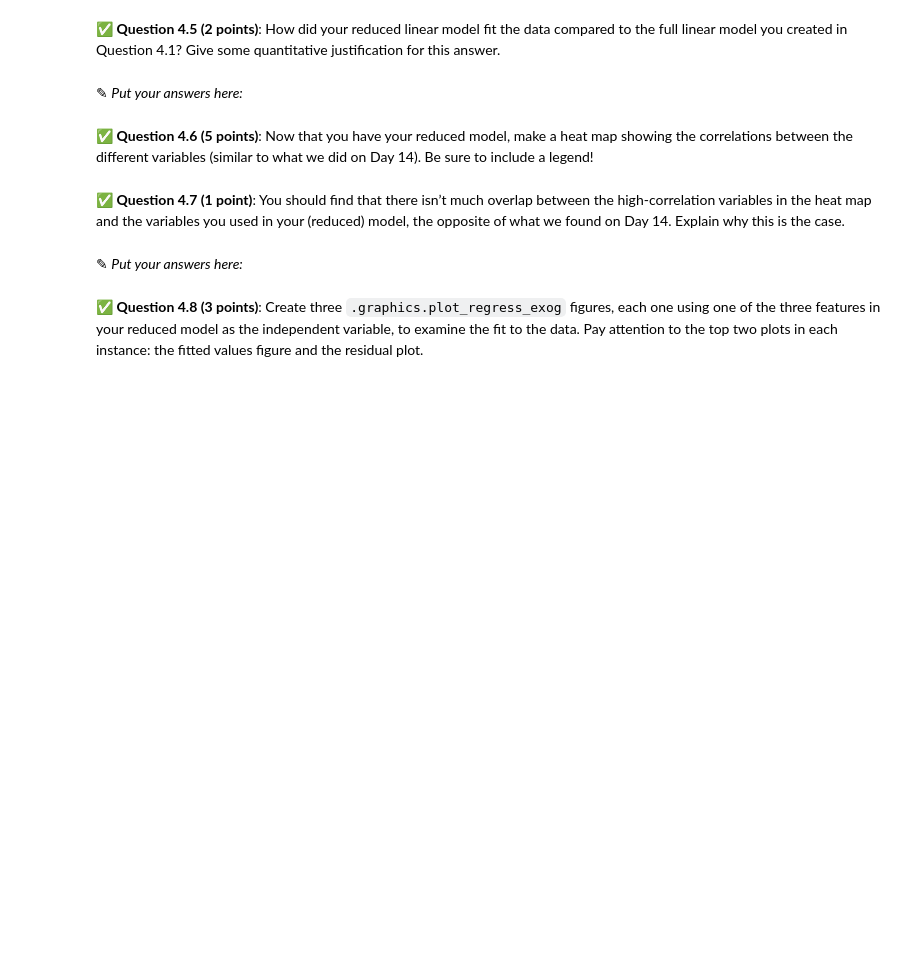
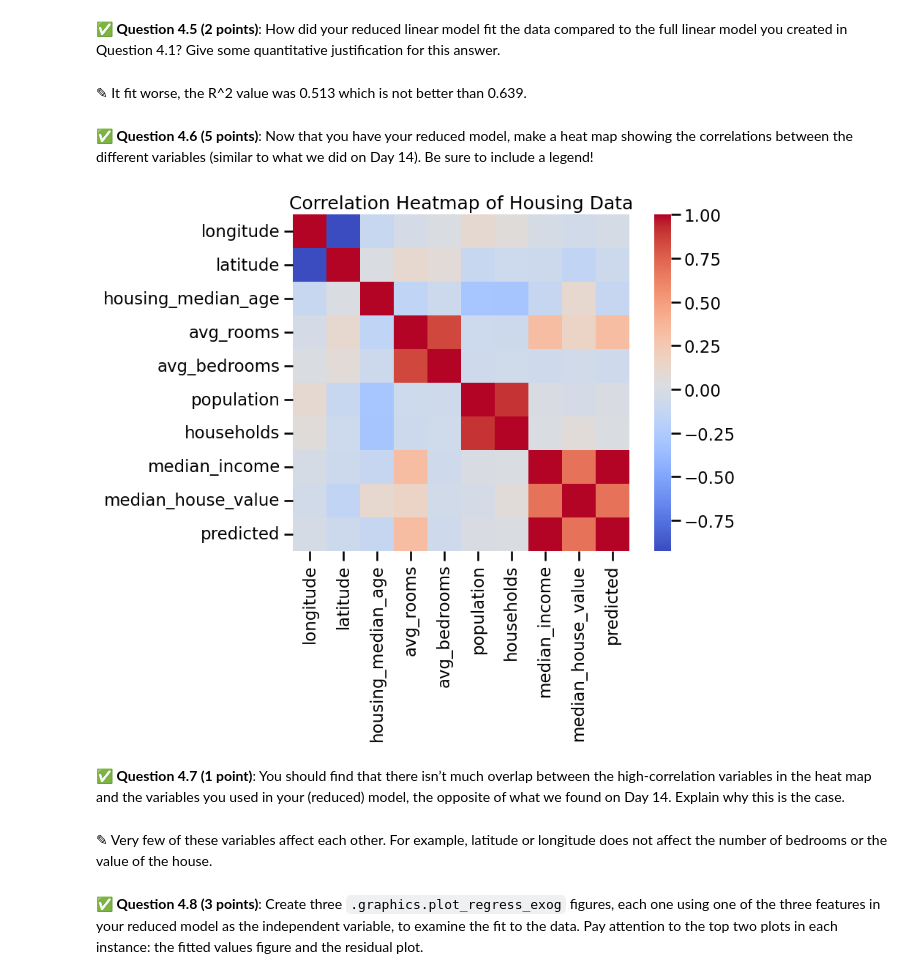
Before and after one commit to Zwillbeast659/CMSE202-f25-turnin, a Jupyter notebook: hw-03/HW-03_Regression-F25-STUDENT.ipynb, the cells around one changed output. Drawn from its saved outputs; the diff is of its cells as text; code cells hidden in the pictures; blank space fills up the shorter version.

```diff
--- a/hw-03/HW-03_Regression-F25-STUDENT.ipynb
+++ b/hw-03/HW-03_Regression-F25-STUDENT.ipynb
@@ -361,6 +417,6 @@ Multicollinearity is a statistical phenomenon where some of the features in a mo
 # %% [markdown]
 &#9989;  **Question 4.5 (2 points)**: How did your reduced linear model fit the data compared to the full linear model you created in Question 4.1? Give some quantitative justification for this answer.
-# %% [markdown]
-<font size=+3>&#9998;</font> _Put your answers here:_
+# %% [markdown]
+<font size=+3>&#9998;</font> It fit worse, the R^2 value was 0.513 which is not better than 0.639.
 # %% [markdown]
 &#9989;  **Question 4.6 (5 points)**: Now that you have your reduced model, make a heat map showing the correlations between the different variables (similar to what we did on Day 14). Be sure to include a legend!
@@ -369,6 +423,19 @@ Multicollinearity is a statistical phenomenon where some of the features in a mo
+# %%
+# Put your code here.
+corr_matrix = housingdfclean.corr(numeric_only=True)
+
+plt.figure(figsize=(10, 8))
+
+sns.heatmap(corr_matrix, fmt=".2f", cmap='coolwarm', cbar=True, square=True)
+
+plt.title("Correlation Heatmap of Housing Data")
+plt.tight_layout()
+plt.show()
+# %% [output]
+[figure, added]
 # %% [markdown]
 &#9989;  **Question 4.7 (1 point)**: You should find that there isn’t much overlap between the high-correlation variables in the heat map and the variables you used in your (reduced)  model, the opposite of what we found on Day 14. Explain why this is the case.
-# %% [markdown]
-<font size=+3>&#9998;</font> _Put your answers here:_
+# %% [markdown]
+<font size=+3>&#9998;</font> Very few of these variables affect each other. For example, latitude or longitude does not affect the number of bedrooms or the value of the house.
 # %% [markdown]
 &#9989;  **Question 4.8 (3 points)**: Create three `.graphics.plot_regress_exog` figures, each one using one of the three features in your reduced model as the independent variable, to examine the fit to the data. Pay attention to the top two plots in each instance: the fitted values figure and the residual plot.
```
Also changed, not shown: parts of 17 cells of this notebook.
